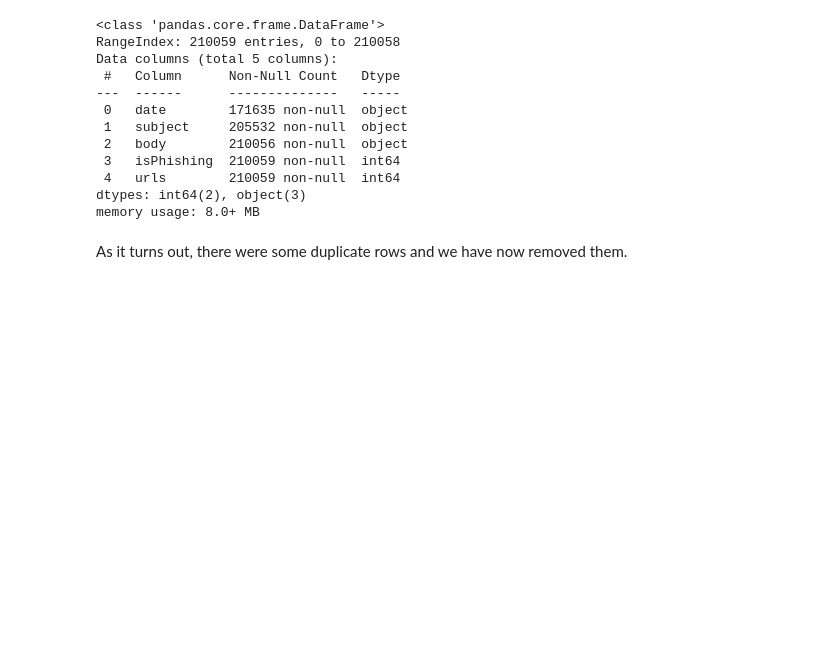
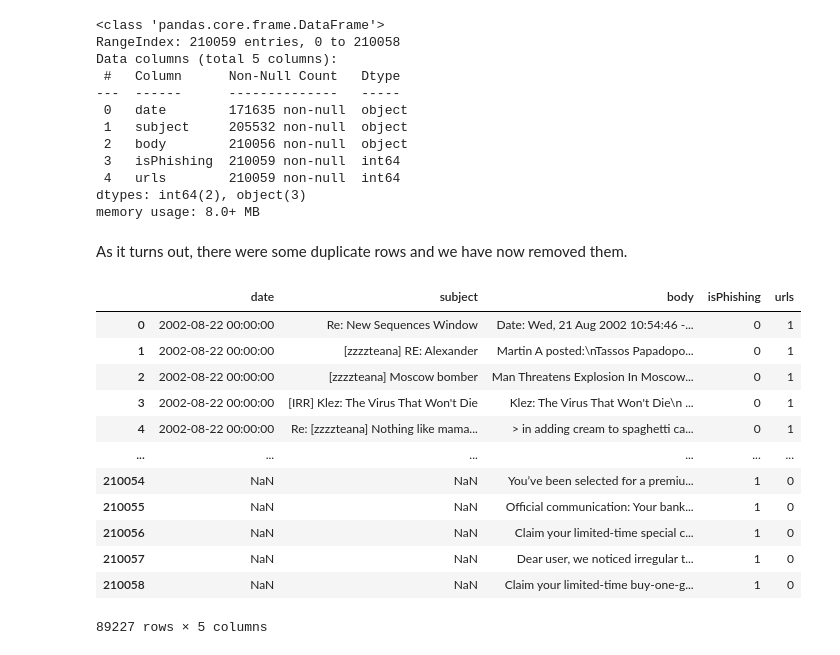
Before and after one commit to alizair/anti-phish-model, a Jupyter notebook: notebooks/Preprocessing.ipynb, the cells around one changed output. Drawn from its saved outputs; the diff is of its cells as text; code cells hidden in the pictures; blank space fills up the shorter version.

```diff
--- a/notebooks/Preprocessing.ipynb
+++ b/notebooks/Preprocessing.ipynb
@@ -1250,3 +1296,23 @@ memory usage: 8.0+ MB
 As it turns out, there were some duplicate rows and we have now removed them.
 # %%
 final_df.to_csv('../datasets/final_dataset.csv', index=False, encoding='utf-8', sep=',')
+# %%
+mismatch_df = final_df[
+    ((final_df['isPhishing'] == 1) & (final_df['urls'] == 0)) |
+    ((final_df['isPhishing'] == 0) & (final_df['urls'] == 1))
+]
+mismatch_df
+# %% [output]
+|  | date | subject | body | isPhishing | urls |
+| 0 | 2002-08-22 00:00:00 | Re: New Sequences Window | Date: Wed, 21 Aug 2002 10:54:46 -... | 0 | 1 |
+| 1 | 2002-08-22 00:00:00 | [zzzzteana] RE: Alexander | Martin A posted:\nTassos Papadopo... | 0 | 1 |
+| 2 | 2002-08-22 00:00:00 | [zzzzteana] Moscow bomber | Man Threatens Explosion In Moscow... | 0 | 1 |
+| 3 | 2002-08-22 00:00:00 | [IRR] Klez: The Virus That Won't Die | Klez: The Virus That Won't Die\n ... | 0 | 1 |
+| 4 | 2002-08-22 00:00:00 | Re: [zzzzteana] Nothing like mama... | > in adding cream to spaghetti ca... | 0 | 1 |
+| ... | ... | ... | ... | ... | ... |
+| 210054 | NaN | NaN | You’ve been selected for a premiu... | 1 | 0 |
+| 210055 | NaN | NaN | Official communication: Your bank... | 1 | 0 |
+| 210056 | NaN | NaN | Claim your limited-time special c... | 1 | 0 |
+| 210057 | NaN | NaN | Dear user, we noticed irregular t... | 1 | 0 |
+| 210058 | NaN | NaN | Claim your limited-time buy-one-g... | 1 | 0 |
+89227 rows × 5 columns
```
Also changed, not shown: parts of 7 cells of this notebook.
